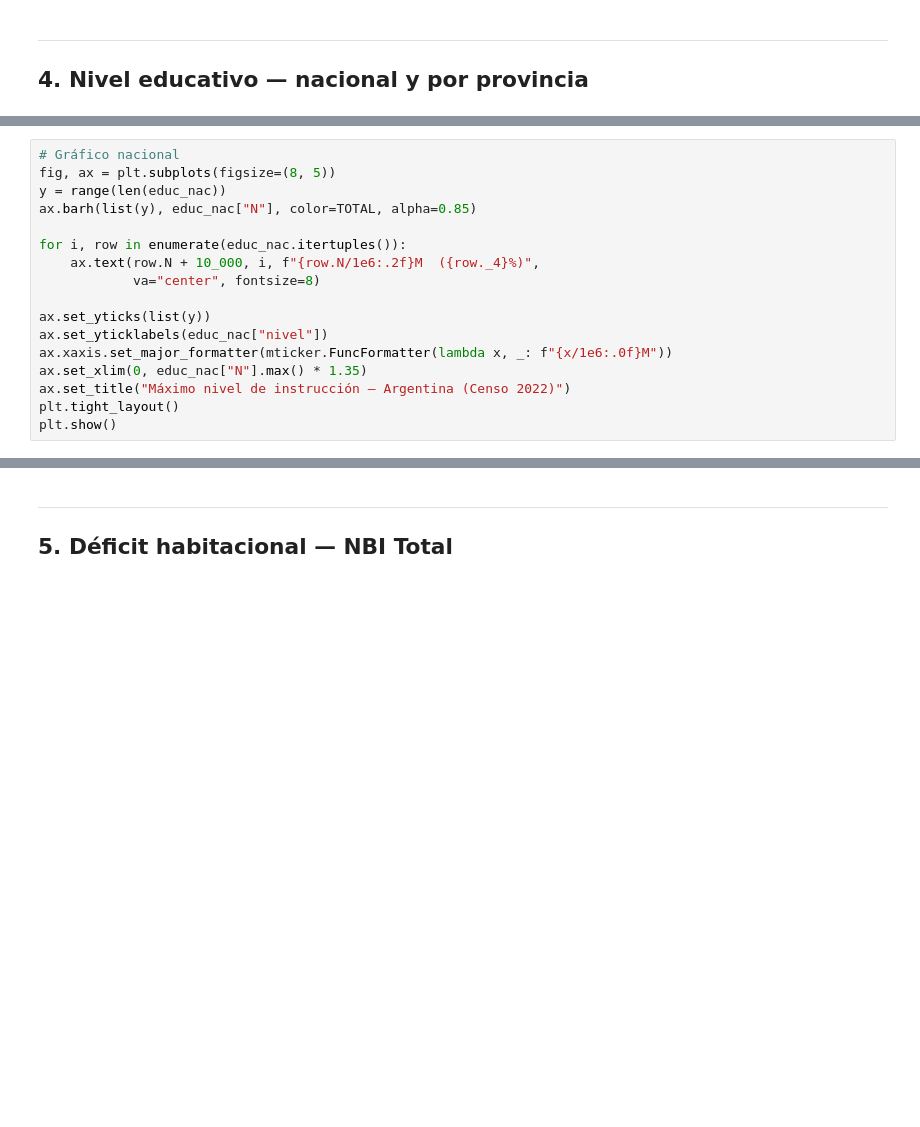
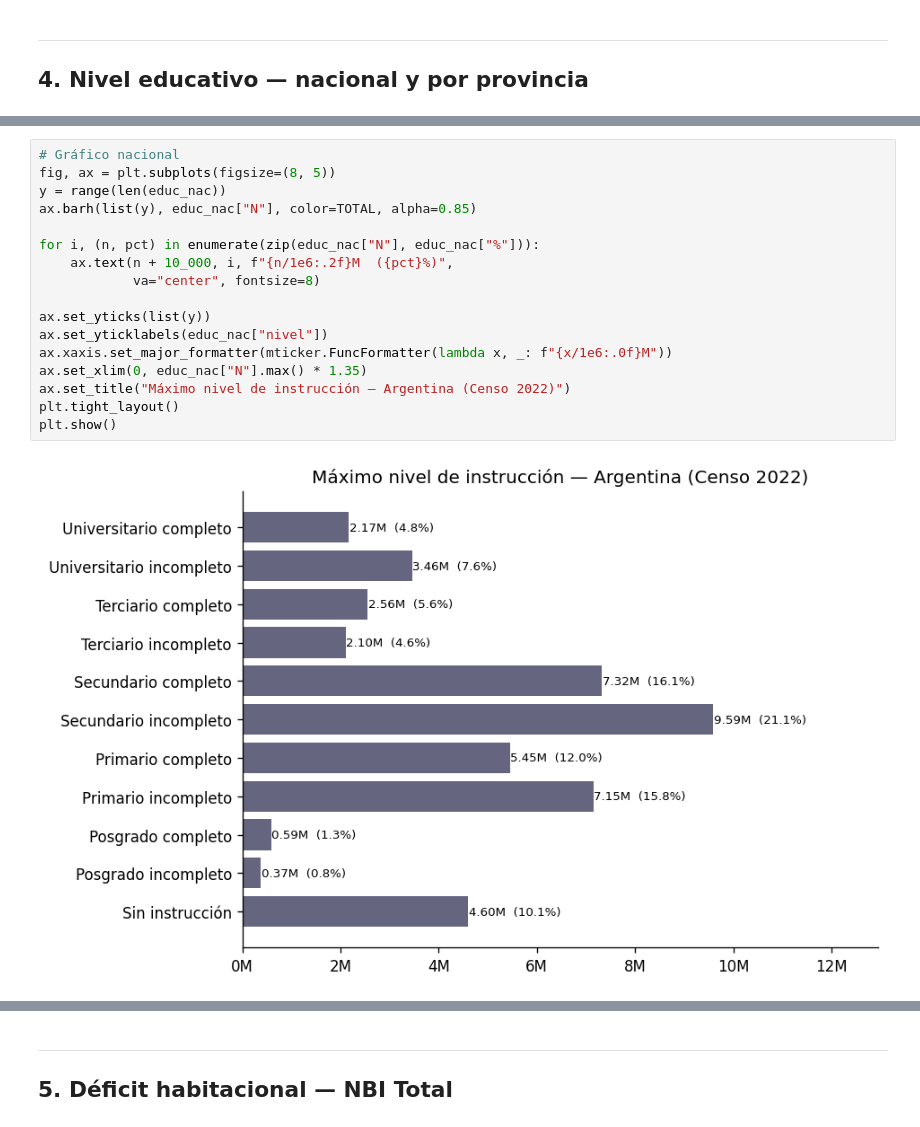
Before and after one commit to pedroorden/censoargentino, a Jupyter notebook: examples/analisis_completo.ipynb, the cells around one changed output, grey strips where cells are left out. Drawn from its saved outputs; the diff is of its cells as text; blank space fills up the shorter version.

```diff
--- a/examples/analisis_completo.ipynb
+++ b/examples/analisis_completo.ipynb
@@ -216,20 +390,22 @@ print(educ_nac[["nivel", "N", "%"]].to_string(index=False))
 # %%
 # Gráfico nacional
 fig, ax = plt.subplots(figsize=(8, 5))
 y = range(len(educ_nac))
 ax.barh(list(y), educ_nac["N"], color=TOTAL, alpha=0.85)
 
-for i, row in enumerate(educ_nac.itertuples()):
-    ax.text(row.N + 10_000, i, f"{row.N/1e6:.2f}M  ({row._4}%)",
+for i, (n, pct) in enumerate(zip(educ_nac["N"], educ_nac["%"])):
+    ax.text(n + 10_000, i, f"{n/1e6:.2f}M  ({pct}%)",
             va="center", fontsize=8)
 
 ax.set_yticks(list(y))
 ax.set_yticklabels(educ_nac["nivel"])
 ax.xaxis.set_major_formatter(mticker.FuncFormatter(lambda x, _: f"{x/1e6:.0f}M"))
 ax.set_xlim(0, educ_nac["N"].max() * 1.35)
 ax.set_title("Máximo nivel de instrucción — Argentina (Censo 2022)")
 plt.tight_layout()
 plt.show()
+# %% [output]
+[figure, added]
 # %%
 # Tabla por provincia (% de cada nivel)
 educ_prov = (
```
Also changed, not shown: parts of 32 cells of this notebook, 10 other files.
